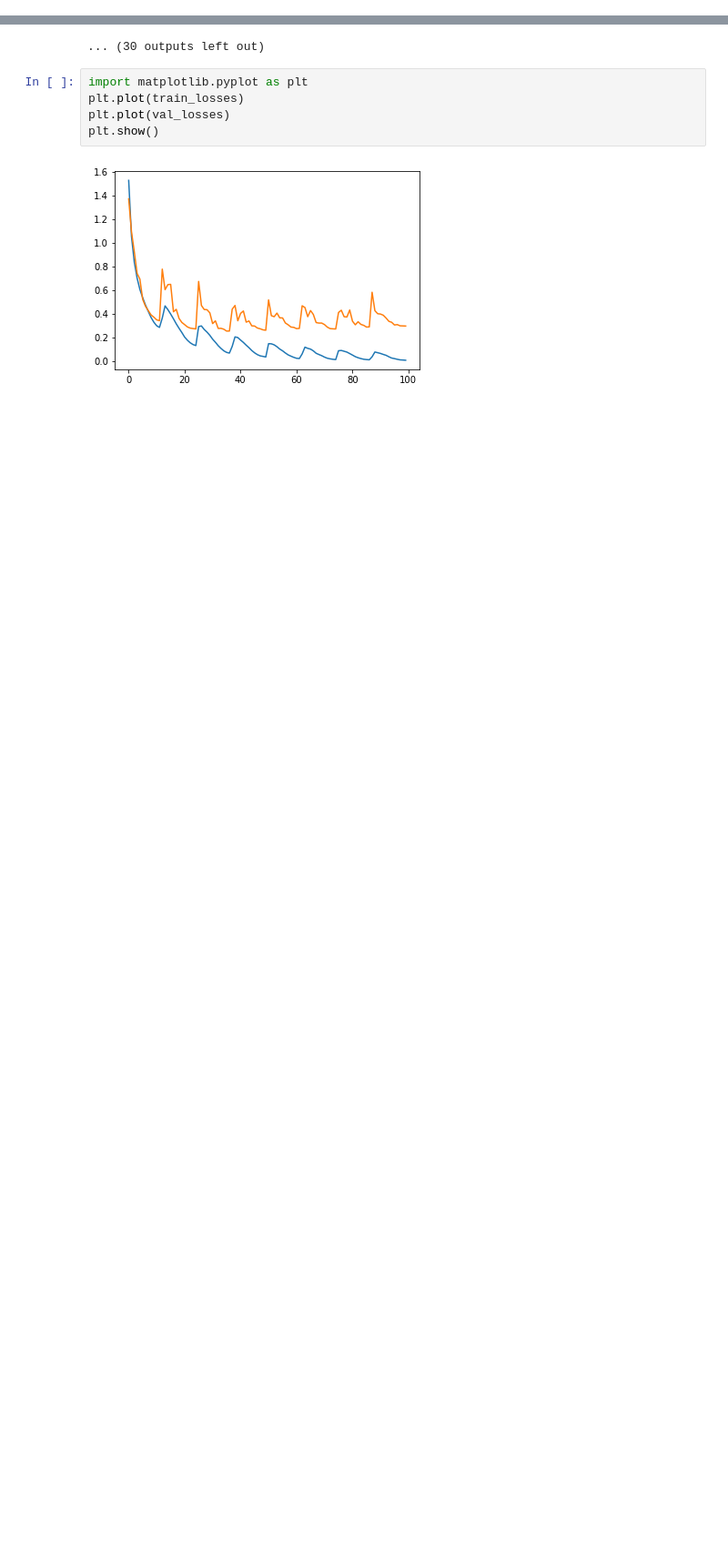
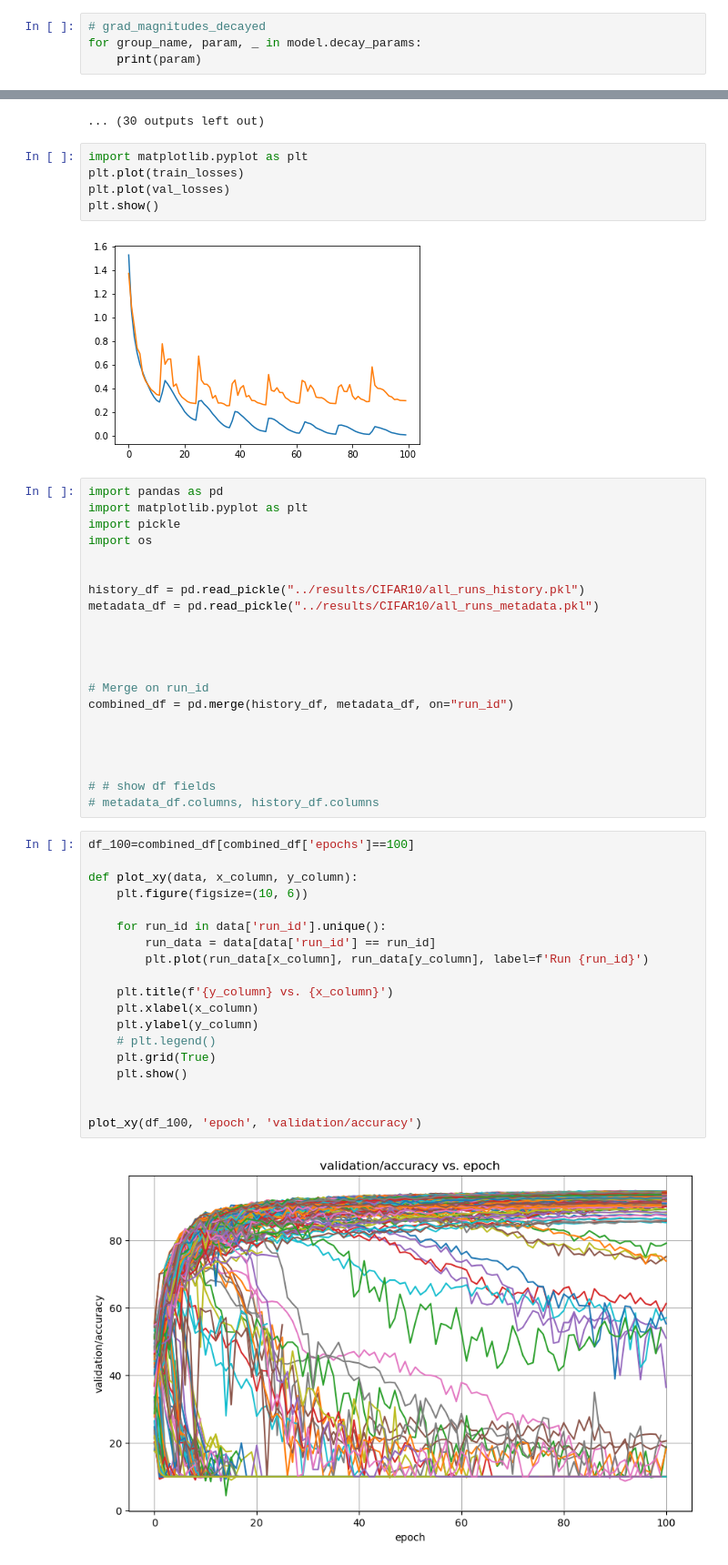
Before and after one commit to Nadav-out/PAdam, a Jupyter notebook: notebooks/CIFAR10-new.ipynb, the cells around one changed output, grey strips where cells are left out. Shown at 91% size. Drawn from its saved outputs; the diff is of its cells as text; blank space fills up the shorter version.

```diff
--- a/notebooks/CIFAR10-new.ipynb
+++ b/notebooks/CIFAR10-new.ipynb
@@ -31,0 +225,4 @@ import numpy as np
+# %%
+# grad_magnitudes_decayed
+for group_name, param, _ in model.decay_params:
+    print(param)
@@ -320,3 +535,45 @@ plt.plot(val_losses)
 plt.show()
 # %% [output]
 [figure]
+# %%
+import pandas as pd
+import matplotlib.pyplot as plt
+import pickle
+import os
+
+
+history_df = pd.read_pickle("../results/CIFAR10/all_runs_history.pkl")
+metadata_df = pd.read_pickle("../results/CIFAR10/all_runs_metadata.pkl")
+
+
+
+
+# Merge on run_id
+combined_df = pd.merge(history_df, metadata_df, on="run_id")
+
+
+
+
+# # show df fields
+# metadata_df.columns, history_df.columns
+# %%
+df_100=combined_df[combined_df['epochs']==100]
+
+def plot_xy(data, x_column, y_column):
+    plt.figure(figsize=(10, 6))
+
+    for run_id in data['run_id'].unique():
+        run_data = data[data['run_id'] == run_id]
+        plt.plot(run_data[x_column], run_data[y_column], label=f'Run {run_id}')
+
+    plt.title(f'{y_column} vs. {x_column}')
+    plt.xlabel(x_column)
+    plt.ylabel(y_column)
+    # plt.legend()
+    plt.grid(True)
+    plt.show()
+
+
+plot_xy(df_100, 'epoch', 'validation/accuracy')
+# %% [output]
+[figure, added]
```
Also changed, not shown: parts of 6 cells of this notebook, 4 other files.
